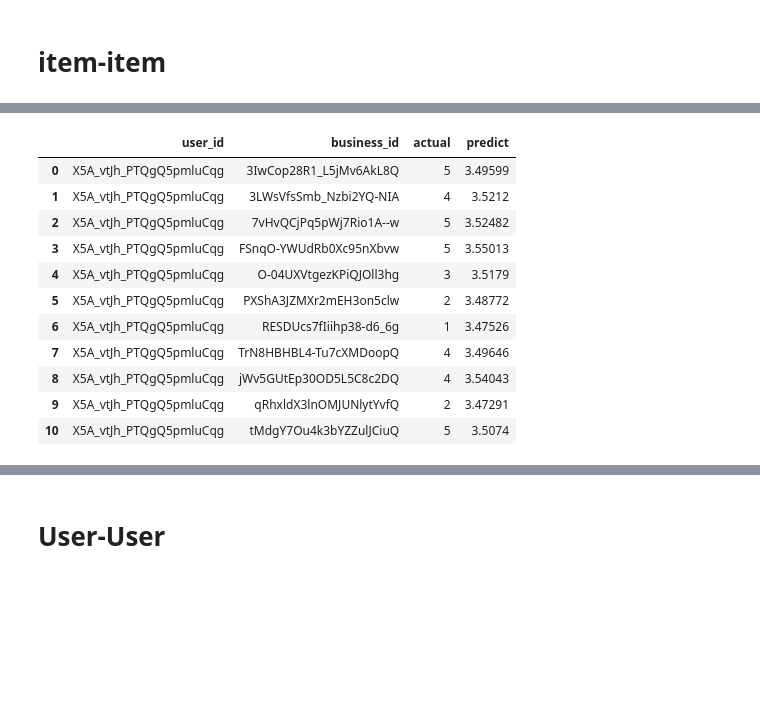
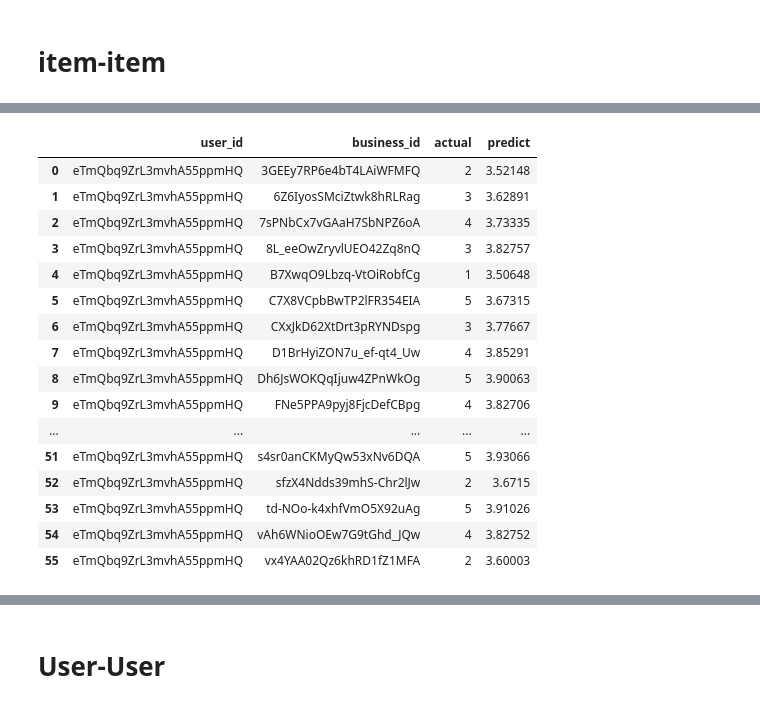
Before and after one commit to Columbia-Intro-Data-Science/python-introduction-zh2290, a Jupyter notebook: Final Project.ipynb, the cells around one changed output, grey strips where cells are left out. Cells and saved outputs as stored; diff of their text form; code cells hidden in the pictures; blank space fills up the shorter version.

Commit message:
Train Test split

```diff
--- a/Final Project.ipynb
+++ b/Final Project.ipynb
@@ -200,0 +218,13 @@ np.mean(svd_test_precision)
+# %%
+#Test SVD Model
+svd_test_precision=list()
+svd_test_recall=list()
+trainset = data.build_full_trainset()
+svd.fit(trainset)
+predictions = svd.test(testset)
+accuracy.rmse(predictions, verbose=True)
+precisions, recalls = precision_recall_at_k(predictions, k=5, threshold=3.5)
+svd_test_precision.append(sum(prec for prec in precisions.values()) / len(precisions))
+svd_test_recall.append(sum(rec for rec in recalls.values()) / len(recalls))
+print('Precision:',sum(prec for prec in precisions.values()) / len(precisions))
+print('Recall:',sum(rec for rec in recalls.values()) / len(recalls))
@@ -263,8 +295,8 @@ df_ratings[df_ratings['user_id']=="-go-R_jzvYLYngQbfKN4_A"]
 # %%
-example = df_ratings[df_ratings['user_id']=="-go-R_jzvYLYngQbfKN4_A"]
+example = df_ratings[df_ratings['user_id']=="eTmQbq9ZrL3mvhA55ppmHQ"]
 pre = list()
 for i in range(len(example)):
-    pre.append(svd.predict('-go-R_jzvYLYngQbfKN4_A',example['business_id'].iloc[i])[3])
+    pre.append(svd.predict('eTmQbq9ZrL3mvhA55ppmHQ',example['business_id'].iloc[i])[3])
 # %%
 b=pd.DataFrame(np.concatenate((example,pd.DataFrame(pre)),axis=1))
 b.columns= ['user_id','business_id','actual','predict']
@@ -333,19 +368,19 @@ algo = KNNBasic(sim_options=sim_options)
 kf = KFold(n_splits=5)
 ii_train_precision = list()
 ii_train_recall = list()
-ii_test_recall = list()
-ii_test_precision = list()
+ii_cv_recall = list()
+ii_cv_precision = list()
 
 for i, (trainset_cv, testset_cv) in enumerate(kf.split(data)):
     print('fold number', i + 1)
     algo.fit(trainset_cv)
 
-    print('On testset,', end='  ')
+    print('On Validationset,', end='  ')
     predictions = algo.test(testset_cv)
     accuracy.rmse(predictions, verbose=True)
     precisions, recalls = precision_recall_at_k(predictions, k=5, threshold=3.5)
-    ii_test_precision.append(sum(prec for prec in precisions.values()) / len(precisions))
-    ii_test_recall.append(sum(rec for rec in recalls.values()) / len(recalls))
+    ii_cv_precision.append(sum(prec for prec in precisions.values()) / len(precisions))
+    ii_cv_recall.append(sum(rec for rec in recalls.values()) / len(recalls))
 
     print('Precision:',sum(prec for prec in precisions.values()) / len(precisions))
     print('Recall:',sum(rec for rec in recalls.values()) / len(recalls))
@@ -387,0 +423,13 @@ np.mean(ii_test_precision)
+# %%
+#Test Item-Item Model
+ii_test_precision=list()
+ii_test_recall=list()
+trainset = data.build_full_trainset()
+algo.fit(trainset)
+predictions = algo.test(testset)
+accuracy.rmse(predictions, verbose=True)
+precisions, recalls = precision_recall_at_k(predictions, k=5, threshold=3.5)
+ii_test_precision.append(sum(prec for prec in precisions.values()) / len(precisions))
+ii_test_recall.append(sum(rec for rec in recalls.values()) / len(recalls))
+print('Precision:',sum(prec for prec in precisions.values()) / len(precisions))
+print('Recall:',sum(rec for rec in recalls.values()) / len(recalls))
@@ -407,26 +461,31 @@ recalls
  ...}
 # %%
-example = df_ratings[df_ratings['user_id']=="X5A_vtJh_PTQgQ5pmluCqg"]
+example = df_ratings[df_ratings['user_id']=="eTmQbq9ZrL3mvhA55ppmHQ"]
 pre = list()
 for i in range(len(example)):
-    pre.append(algo.predict('X5A_vtJh_PTQgQ5pmluCqg',example['business_id'].iloc[i])[3])
+    pre.append(algo.predict('eTmQbq9ZrL3mvhA55ppmHQ',example['business_id'].iloc[i])[3])
 
 c=pd.DataFrame(np.concatenate((example,pd.DataFrame(pre)),axis=1))
 c.columns= ['user_id','business_id','actual','predict']
 c
 # %% [output]
 |  | user_id | business_id | actual | predict |
-| 0 | X5A_vtJh_PTQgQ5pmluCqg | 3IwCop28R1_L5jMv6AkL8Q | 5 | 3.49599 |
-| 1 | X5A_vtJh_PTQgQ5pmluCqg | 3LWsVfsSmb_Nzbi2YQ-NIA | 4 | 3.5212 |
-| 2 | X5A_vtJh_PTQgQ5pmluCqg | 7vHvQCjPq5pWj7Rio1A--w | 5 | 3.52482 |
-| 3 | X5A_vtJh_PTQgQ5pmluCqg | FSnqO-YWUdRb0Xc95nXbvw | 5 | 3.55013 |
-| 4 | X5A_vtJh_PTQgQ5pmluCqg | O-04UXVtgezKPiQJOll3hg | 3 | 3.5179 |
-| 5 | X5A_vtJh_PTQgQ5pmluCqg | PXShA3JZMXr2mEH3on5clw | 2 | 3.48772 |
-| 6 | X5A_vtJh_PTQgQ5pmluCqg | RESDUcs7fIiihp38-d6_6g | 1 | 3.47526 |
-| 7 | X5A_vtJh_PTQgQ5pmluCqg | TrN8HBHBL4-Tu7cXMDoopQ | 4 | 3.49646 |
-| 8 | X5A_vtJh_PTQgQ5pmluCqg | jWv5GUtEp30OD5L5C8c2DQ | 4 | 3.54043 |
-| 9 | X5A_vtJh_PTQgQ5pmluCqg | qRhxldX3lnOMJUNlytYvfQ | 2 | 3.47291 |
-| 10 | X5A_vtJh_PTQgQ5pmluCqg | tMdgY7Ou4k3bYZZulJCiuQ | 5 | 3.5074 |
+| 0 | eTmQbq9ZrL3mvhA55ppmHQ | 3GEEy7RP6e4bT4LAiWFMFQ | 2 | 3.52148 |
+| 1 | eTmQbq9ZrL3mvhA55ppmHQ | 6Z6IyosSMciZtwk8hRLRag | 3 | 3.62891 |
+| 2 | eTmQbq9ZrL3mvhA55ppmHQ | 7sPNbCx7vGAaH7SbNPZ6oA | 4 | 3.73335 |
+| 3 | eTmQbq9ZrL3mvhA55ppmHQ | 8L_eeOwZryvlUEO42Zq8nQ | 3 | 3.82757 |
+| 4 | eTmQbq9ZrL3mvhA55ppmHQ | B7XwqO9Lbzq-VtOiRobfCg | 1 | 3.50648 |
+| 5 | eTmQbq9ZrL3mvhA55ppmHQ | C7X8VCpbBwTP2lFR354EIA | 5 | 3.67315 |
+| 6 | eTmQbq9ZrL3mvhA55ppmHQ | CXxJkD62XtDrt3pRYNDspg | 3 | 3.77667 |
+| 7 | eTmQbq9ZrL3mvhA55ppmHQ | D1BrHyiZON7u_ef-qt4_Uw | 4 | 3.85291 |
+| 8 | eTmQbq9ZrL3mvhA55ppmHQ | Dh6JsWOKQqIjuw4ZPnWkOg | 5 | 3.90063 |
+| 9 | eTmQbq9ZrL3mvhA55ppmHQ | FNe5PPA9pyj8FjcDefCBpg | 4 | 3.82706 |
+| ... | ... | ... | ... | ... |
+| 51 | eTmQbq9ZrL3mvhA55ppmHQ | s4sr0anCKMyQw53xNv6DQA | 5 | 3.93066 |
+| 52 | eTmQbq9ZrL3mvhA55ppmHQ | sfzX4Ndds39mhS-Chr2lJw | 2 | 3.6715 |
+| 53 | eTmQbq9ZrL3mvhA55ppmHQ | td-NOo-k4xhfVmO5X92uAg | 5 | 3.91026 |
+| 54 | eTmQbq9ZrL3mvhA55ppmHQ | vAh6WNioOEw7G9tGhd_JQw | 4 | 3.82752 |
+| 55 | eTmQbq9ZrL3mvhA55ppmHQ | vx4YAA02Qz6khRD1fZ1MFA | 2 | 3.60003 |
 # %%
 c['relevant'] = 0
 c['relevant'][c['actual']>3.5] =1
```
Also changed, not shown: parts of 30 cells of this notebook.
